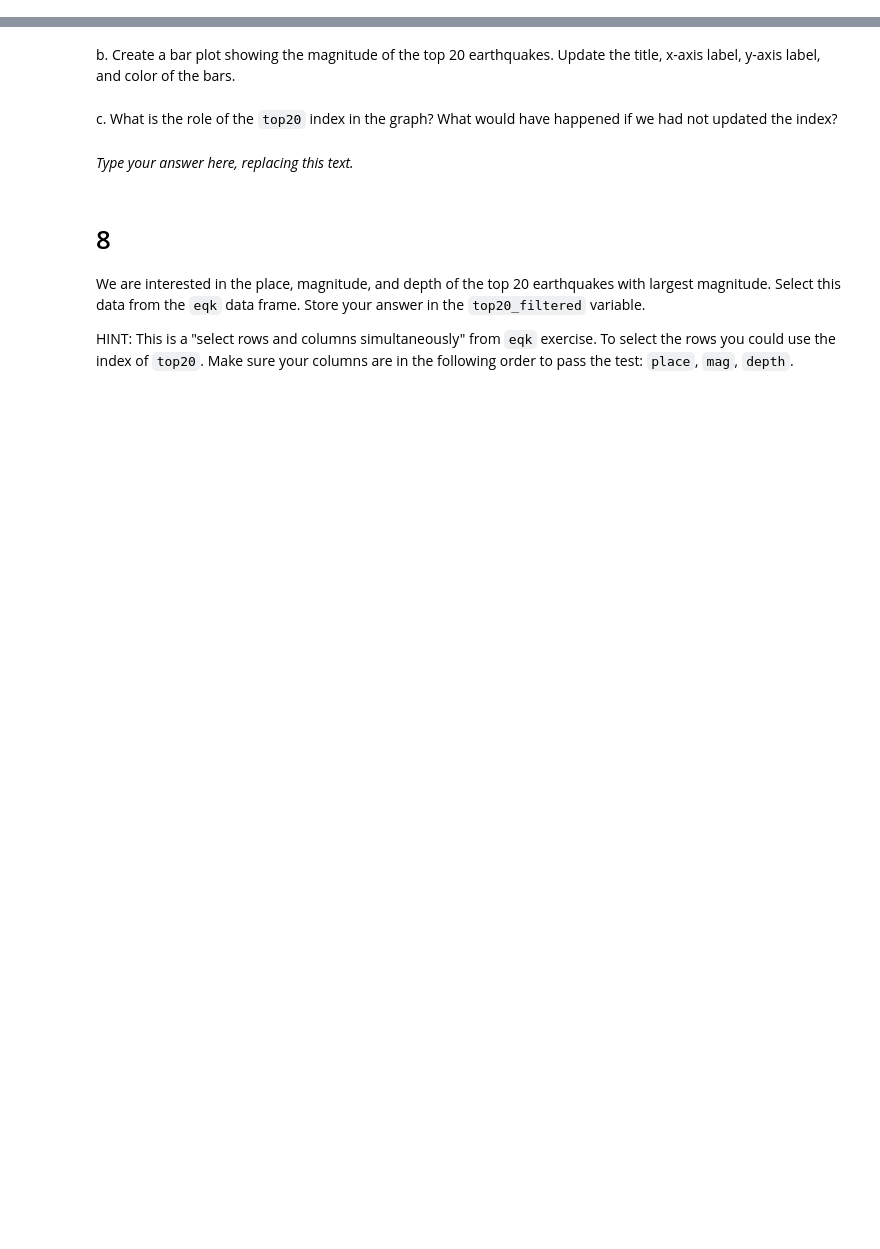
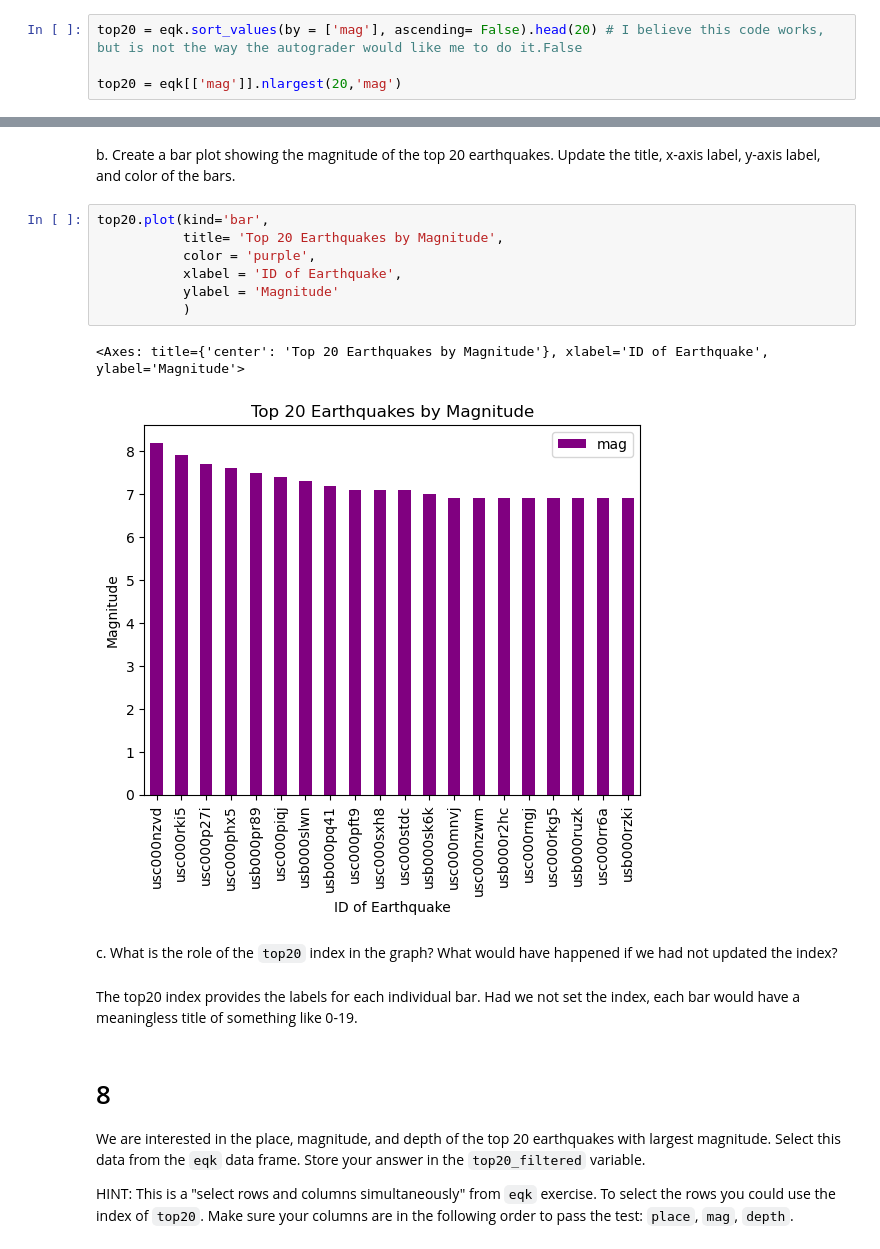
Before and after one commit to sacobjloan/eds220-hwk1, a Jupyter notebook: task3/hwk1-task3-earthquakes.ipynb, the cells around one changed output, grey strips where cells are left out. Cells and saved outputs as stored; diff of their text form; blank space fills up the shorter version.

```diff
--- a/task3/hwk1-task3-earthquakes.ipynb
+++ b/task3/hwk1-task3-earthquakes.ipynb
@@ -176,3 +185,7 @@ top20 = ...
+# %%
+top20 = eqk.sort_values(by = ['mag'], ascending= False).head(20) # I believe this code works, but is not the way the autograder would like me to do it.False
+
+top20 = eqk[['mag']].nlargest(20,'mag')
 # %%
 # View the dataframe
 top20
@@ -182,14 +216,24 @@ grader.check("q7_a")
 <!-- BEGIN QUESTION -->
 
 b. Create a bar plot showing the magnitude of the top 20 earthquakes. Update the title, x-axis label, y-axis label, and color of the bars.
+# %%
+top20.plot(kind='bar',
+           title= 'Top 20 Earthquakes by Magnitude',
+           color = 'purple',
+           xlabel = 'ID of Earthquake',
+           ylabel = 'Magnitude'
+           )
+# %% [output]
+<Axes: title={'center': 'Top 20 Earthquakes by Magnitude'}, xlabel='ID of Earthquake', ylabel='Magnitude'>
+[figure, added]
 # %% [markdown]
 <!-- END QUESTION -->
 
 <!-- BEGIN QUESTION -->
 
 c. What is the role of the `top20` index in the graph? What would have happened if we had not updated the index?
-# %% [markdown]
-_Type your answer here, replacing this text._
+# %% [markdown]
+The top20 index provides the labels for each individual bar. Had we not set the index, each bar would have a meaningless title of something like 0-19.
 # %% [markdown]
 <!-- END QUESTION -->
 
```
Also changed, not shown: parts of 13 cells of this notebook.
